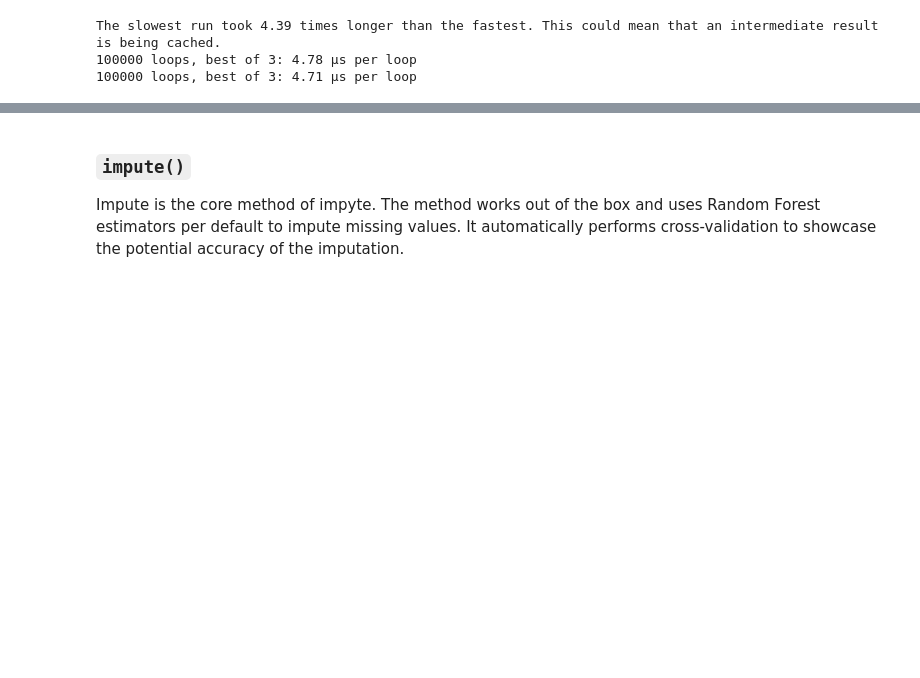
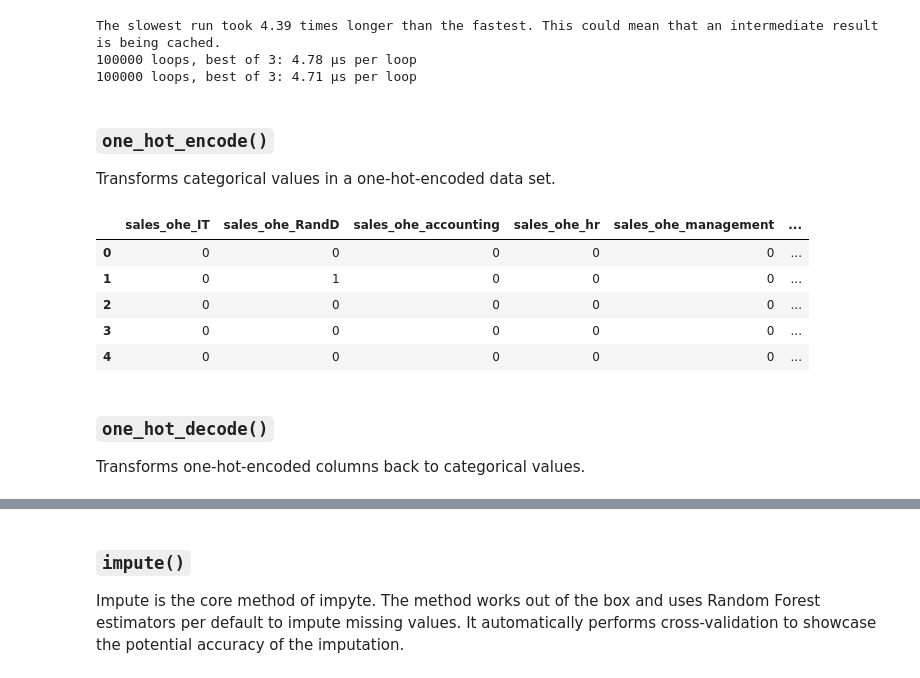
Before and after one commit to andirs/impyte, a Jupyter notebook: sandbox.ipynb, the cells around one changed output, grey strips where cells are left out. Cells and saved outputs as stored; diff of their text form; code cells hidden in the pictures; blank space fills up the shorter version.

```diff
--- a/sandbox.ipynb
+++ b/sandbox.ipynb
@@ -343,3 +343,11 @@ Below is a piece of information on efficiency of the functions. This doesn't ref
 The slowest run took 4.39 times longer than the fastest. This could mean that an intermediate result is being cached.
 100000 loops, best of 3: 4.78 µs per loop
 100000 loops, best of 3: 4.71 µs per loop
+# %% [markdown]
+### `one_hot_encode()`
+Transforms categorical values in a one-hot-encoded data set.
+# %%
+reload(impyte)
+imputer = impyte.Impyter()
+imputer.load_data(data)
+_ = imputer.pattern()
@@ -345,0 +356,13 @@ The slowest run took 4.39 times longer than the fastest. This could mean that an
+# %%
+cols = [x for x in imputer.data.columns if '_ohe_' in x] # select only columns with _ohe_ mark
+imputer.data[cols].head()
+# %% [output]
+|  | sales_ohe_IT | sales_ohe_RandD | sales_ohe_accounting | sales_ohe_hr | sales_ohe_management | ... |
+| 0 | 0 | 0 | 0 | 0 | 0 | ... |
+| 1 | 0 | 1 | 0 | 0 | 0 | ... |
+| 2 | 0 | 0 | 0 | 0 | 0 | ... |
+| 3 | 0 | 0 | 0 | 0 | 0 | ... |
+| 4 | 0 | 0 | 0 | 0 | 0 | ... |
+# %% [markdown]
+### `one_hot_decode()`
+Transforms one-hot-encoded columns back to categorical values.
```
Also changed, not shown: parts of 9 cells of this notebook, 1 other file.
